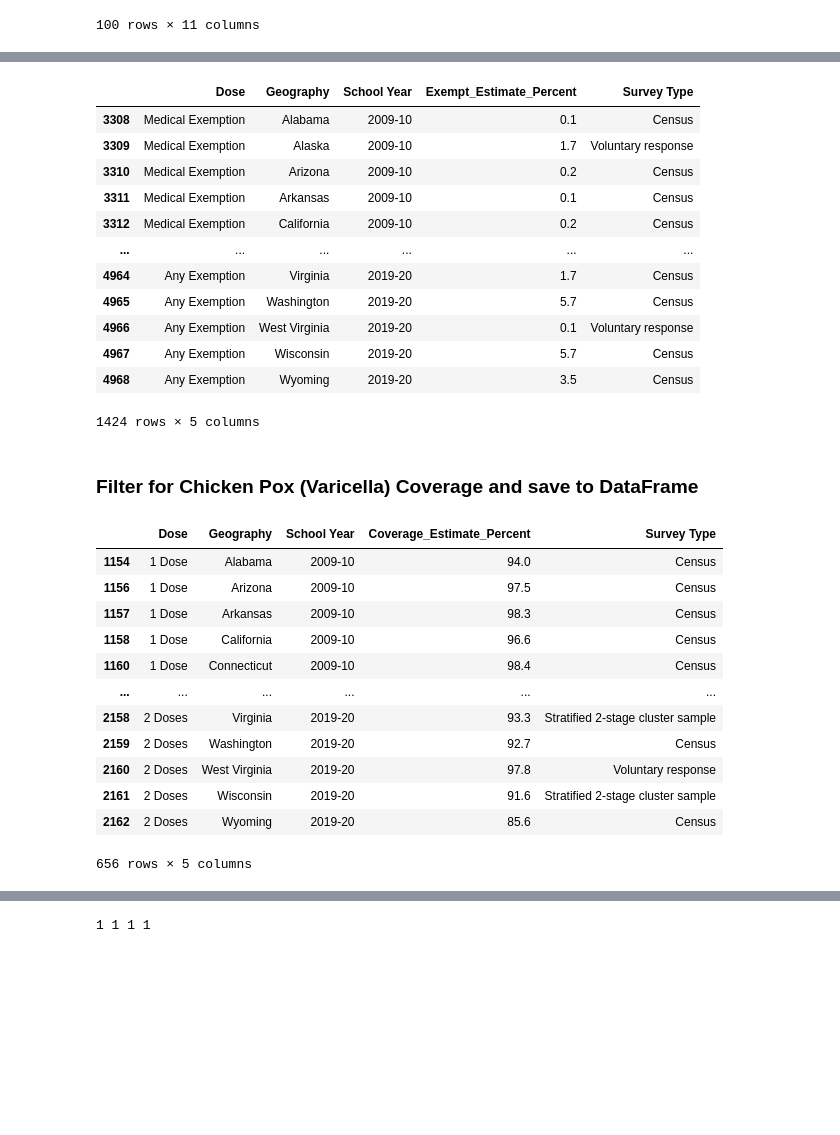
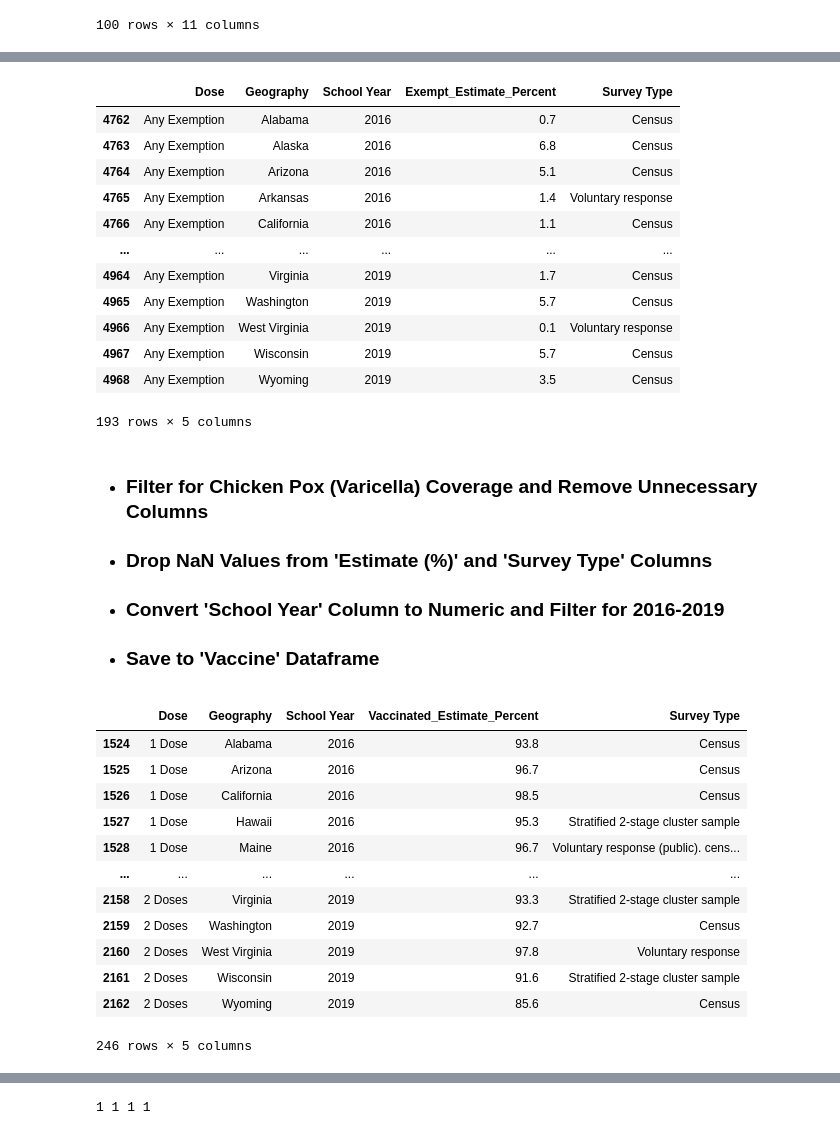
Before and after one commit to jared-roussel/chickenpox-vaccinations, a Jupyter notebook: main.ipynb, the cells around one changed output, grey strips where cells are left out. Drawn from its saved outputs; the diff is of its cells as text; code cells hidden in the pictures; blank space fills up the shorter version.

```diff
--- a/main.ipynb
+++ b/main.ipynb
@@ -41,40 +44,49 @@ coverage_exmpt_file_df.head(100)
 # %%
-exemptions_df = coverage_exmpt_file_df.loc[(coverage_exmpt_file_df['Vaccine/Exemption'] == 'Exemption'),['Dose','Geography','School Year','Estimate (%)','Survey Type']].copy()
+exemptions_df = coverage_exmpt_file_df.loc[(coverage_exmpt_file_df['Vaccine/Exemption'] == 'Exemption') & (coverage_exmpt_file_df['Dose'] == 'Any Exemption'),['Dose','Geography','School Year','Estimate (%)','Survey Type']].copy()
 exemptions_df.dropna(subset=['Estimate (%)'], inplace =True)
 exemptions_df.rename(columns={"Estimate (%)": "Exempt_Estimate_Percent"}, inplace = True)
+exemptions_df.dropna(subset=['Survey Type'], inplace =True)
+exemptions_df["School Year"]=pd.to_numeric(exemptions_df["School Year"].str[:4])
+exemptions_df=exemptions_df.loc[exemptions_df['School Year']>2015]
 exemptions_df
 # %% [output]
 |  | Dose | Geography | School Year | Exempt_Estimate_Percent | Survey Type |
-| 3308 | Medical Exemption | Alabama | 2009-10 | 0.1 | Census |
-| 3309 | Medical Exemption | Alaska | 2009-10 | 1.7 | Voluntary response |
-| 3310 | Medical Exemption | Arizona | 2009-10 | 0.2 | Census |
-| 3311 | Medical Exemption | Arkansas | 2009-10 | 0.1 | Census |
-| 3312 | Medical Exemption | California | 2009-10 | 0.2 | Census |
+| 4762 | Any Exemption | Alabama | 2016 | 0.7 | Census |
+| 4763 | Any Exemption | Alaska | 2016 | 6.8 | Census |
+| 4764 | Any Exemption | Arizona | 2016 | 5.1 | Census |
+| 4765 | Any Exemption | Arkansas | 2016 | 1.4 | Voluntary response |
+| 4766 | Any Exemption | California | 2016 | 1.1 | Census |
 | ... | ... | ... | ... | ... | ... |
-| 4964 | Any Exemption | Virginia | 2019-20 | 1.7 | Census |
-| 4965 | Any Exemption | Washington | 2019-20 | 5.7 | Census |
-| 4966 | Any Exemption | West Virginia | 2019-20 | 0.1 | Voluntary response |
-| 4967 | Any Exemption | Wisconsin | 2019-20 | 5.7 | Census |
-| 4968 | Any Exemption | Wyoming | 2019-20 | 3.5 | Census |
+| 4964 | Any Exemption | Virginia | 2019 | 1.7 | Census |
+| 4965 | Any Exemption | Washington | 2019 | 5.7 | Census |
+| 4966 | Any Exemption | West Virginia | 2019 | 0.1 | Voluntary response |
+| 4967 | Any Exemption | Wisconsin | 2019 | 5.7 | Census |
+| 4968 | Any Exemption | Wyoming | 2019 | 3.5 | Census |
-1424 rows × 5 columns
+193 rows × 5 columns
-# %% [markdown]
-### Filter for Chicken Pox (Varicella) Coverage and save to DataFrame
+# %% [markdown]
+* ### Filter for Chicken Pox (Varicella) Coverage and Remove Unnecessary Columns
+* ### Drop NaN Values from 'Estimate (%)' and 'Survey Type' Columns
+* ### Convert 'School Year' Column to Numeric and Filter for 2016-2019
+* ### Save to 'Vaccine' Dataframe
 # %%
-chickenpox_df = coverage_exmpt_file_df.loc[coverage_exmpt_file_df['Vaccine/Exemption'] == 'Varicella, unknown disease history',['Dose','Geography','School Year','Estimate (%)','Survey Type']].copy()
-chickenpox_df.dropna(subset=['Estimate (%)'], inplace =True)
-chickenpox_df.rename(columns={"Estimate (%)": "Coverage_Estimate_Percent"}, inplace = True)
-chickenpox_df
+vaccine_df = coverage_exmpt_file_df.loc[coverage_exmpt_file_df['Vaccine/Exemption'] == 'Varicella, unknown disease history',['Dose','Geography','School Year','Estimate (%)','Survey Type']].copy()
+vaccine_df.dropna(subset=['Estimate (%)'], inplace =True)
+vaccine_df.rename(columns={"Estimate (%)": "Vaccinated_Estimate_Percent"}, inplace = True)
+vaccine_df.dropna(subset=['Survey Type'], inplace =True)
+vaccine_df["School Year"]=pd.to_numeric(vaccine_df["School Year"].str[:4])
+vaccine_df=vaccine_df.loc[vaccine_df['School Year']>2015]
+vaccine_df
 # %% [output]
-|  | Dose | Geography | School Year | Coverage_Estimate_Percent | Survey Type |
-| 1154 | 1 Dose | Alabama | 2009-10 | 94.0 | Census |
-| 1156 | 1 Dose | Arizona | 2009-10 | 97.5 | Census |
-| 1157 | 1 Dose | Arkansas | 2009-10 | 98.3 | Census |
-| 1158 | 1 Dose | California | 2009-10 | 96.6 | Census |
-| 1160 | 1 Dose | Connecticut | 2009-10 | 98.4 | Census |
+|  | Dose | Geography | School Year | Vaccinated_Estimate_Percent | Survey Type |
+| 1524 | 1 Dose | Alabama | 2016 | 93.8 | Census |
+| 1525 | 1 Dose | Arizona | 2016 | 96.7 | Census |
+| 1526 | 1 Dose | California | 2016 | 98.5 | Census |
+| 1527 | 1 Dose | Hawaii | 2016 | 95.3 | Stratified 2-stage cluster sample |
+| 1528 | 1 Dose | Maine | 2016 | 96.7 | Voluntary response (public). cens... |
 | ... | ... | ... | ... | ... | ... |
-| 2158 | 2 Doses | Virginia | 2019-20 | 93.3 | Stratified 2-stage cluster sample |
-| 2159 | 2 Doses | Washington | 2019-20 | 92.7 | Census |
-| 2160 | 2 Doses | West Virginia | 2019-20 | 97.8 | Voluntary response |
-| 2161 | 2 Doses | Wisconsin | 2019-20 | 91.6 | Stratified 2-stage cluster sample |
-| 2162 | 2 Doses | Wyoming | 2019-20 | 85.6 | Census |
+| 2158 | 2 Doses | Virginia | 2019 | 93.3 | Stratified 2-stage cluster sample |
+| 2159 | 2 Doses | Washington | 2019 | 92.7 | Census |
+| 2160 | 2 Doses | West Virginia | 2019 | 97.8 | Voluntary response |
+| 2161 | 2 Doses | Wisconsin | 2019 | 91.6 | Stratified 2-stage cluster sample |
+| 2162 | 2 Doses | Wyoming | 2019 | 85.6 | Census |
-656 rows × 5 columns
+246 rows × 5 columns
```
Also changed, not shown: parts of 13 cells of this notebook, 1 other file.
